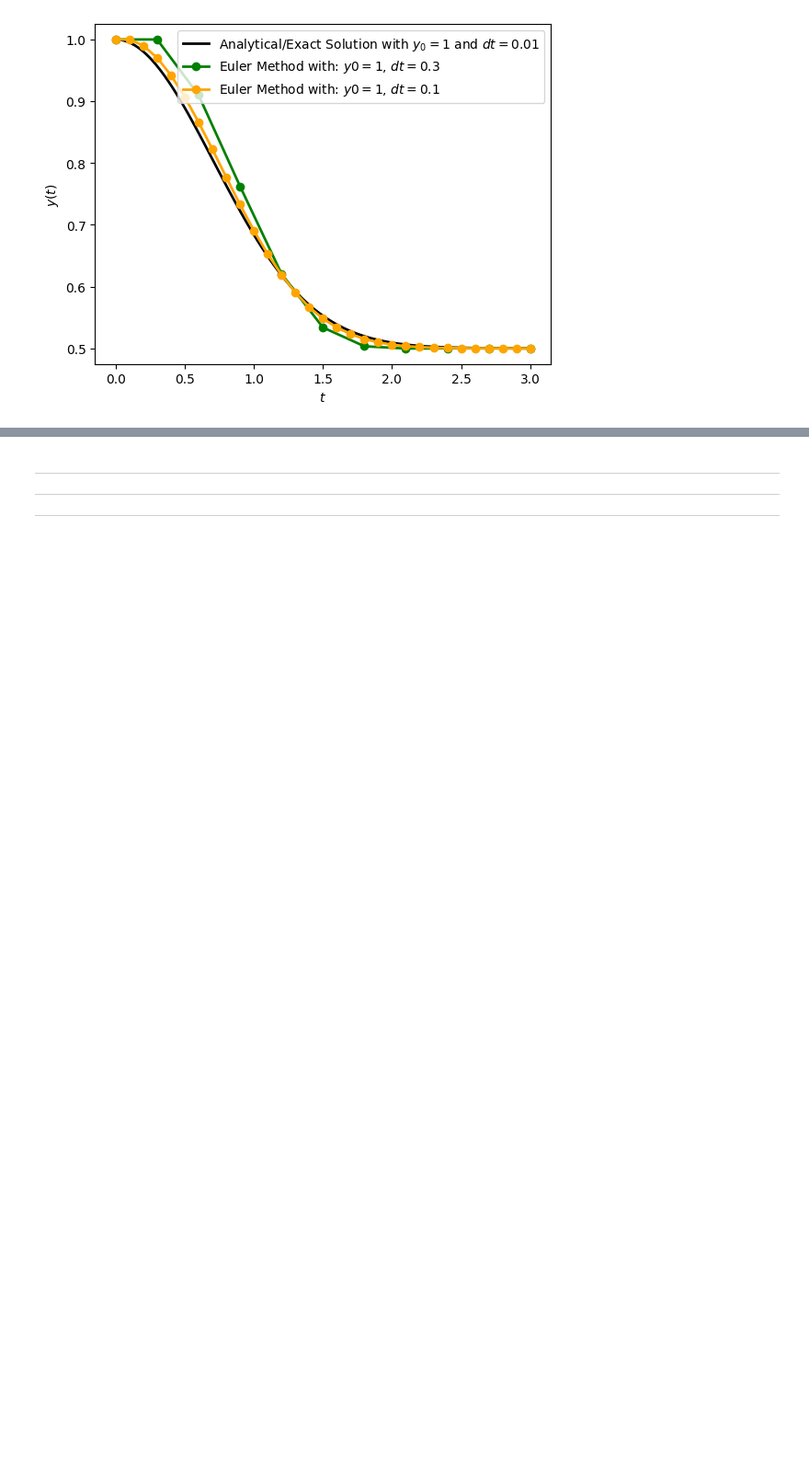
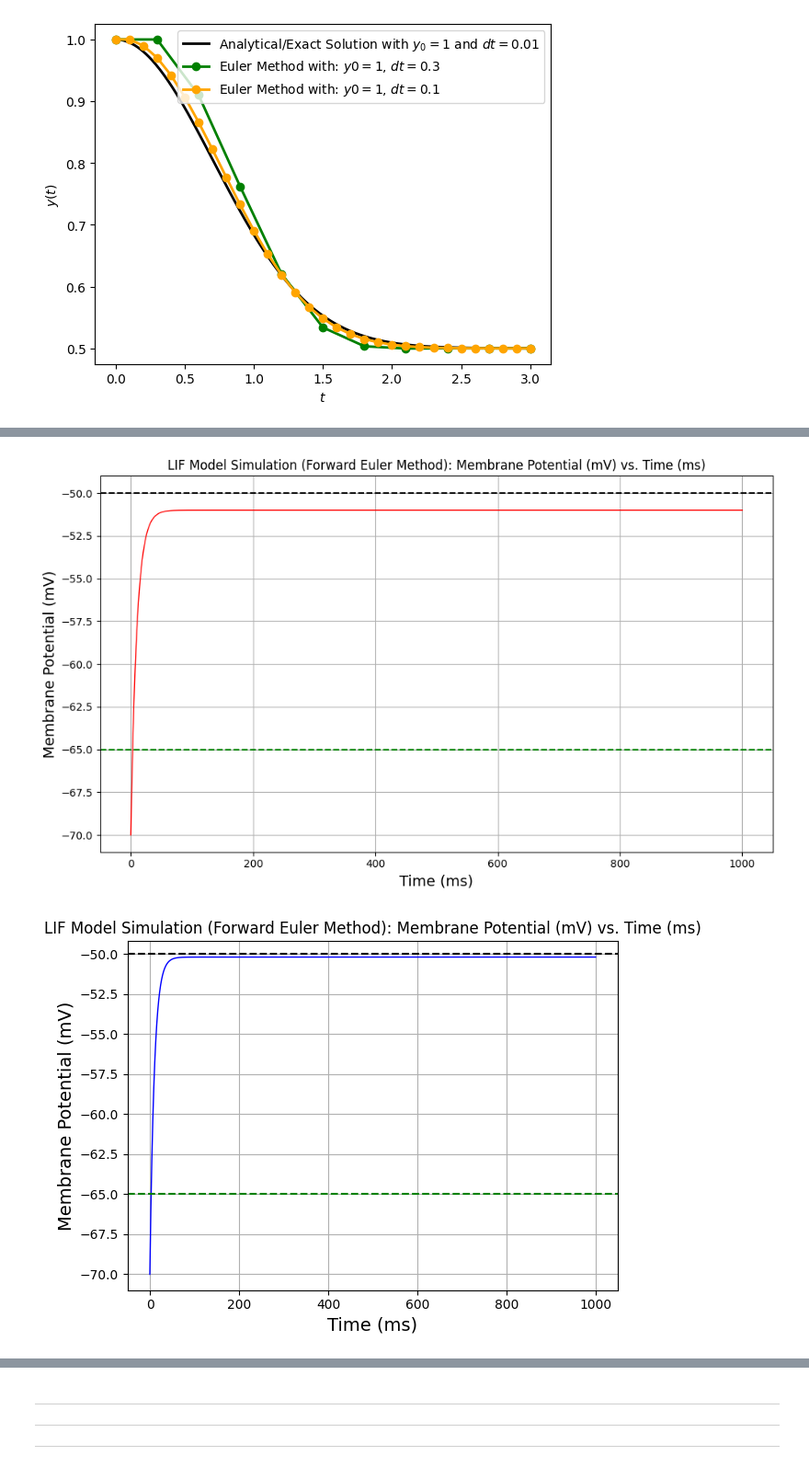
Before and after one commit to abarton51/comp_neuro, a Jupyter notebook: src/hw1/q2.ipynb, the cells around one changed output, grey strips where cells are left out. Shown at 92% size. Saved outputs shown, nothing was run; the diff lists cells and outputs as text; code cells hidden in the pictures; blank space fills up the shorter version.

```diff
--- a/src/hw1/q2.ipynb
+++ b/src/hw1/q2.ipynb
@@ -109,0 +158,11 @@ plot_numerical_solution(dt, t0, tn, V0, tau_m, E_L, I_x, V_th, V_reset, euler_me
+# %%
+I_values = 19 + 4/5 * np.arange(10)
+colors = ["red", "blue", "green", "black", "orange", "purple"]
+tn = 1000
+for idx, I_x in enumerate(I_values):
+    plot_numerical_solution(dt, t0, tn, V0, tau_m, E_L, I_x, V_th, V_reset, euler_method, leaky_if, colors[idx%6])
+    plt.show()
+    plt.close()
+# %% [output]
+[figure, added]
+[figure, added]
```
Also changed, not shown: parts of 11 cells of this notebook, 7 other files.
